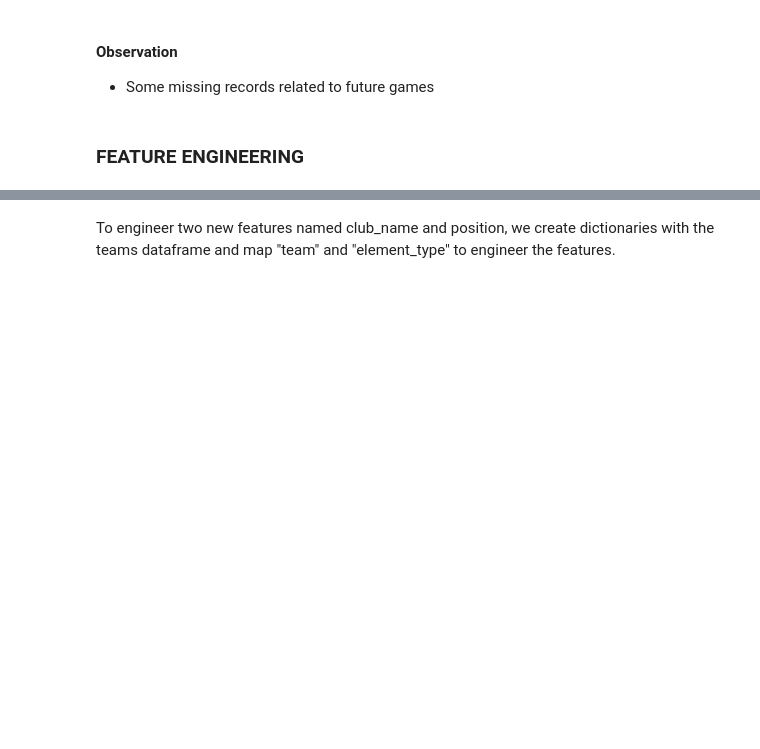
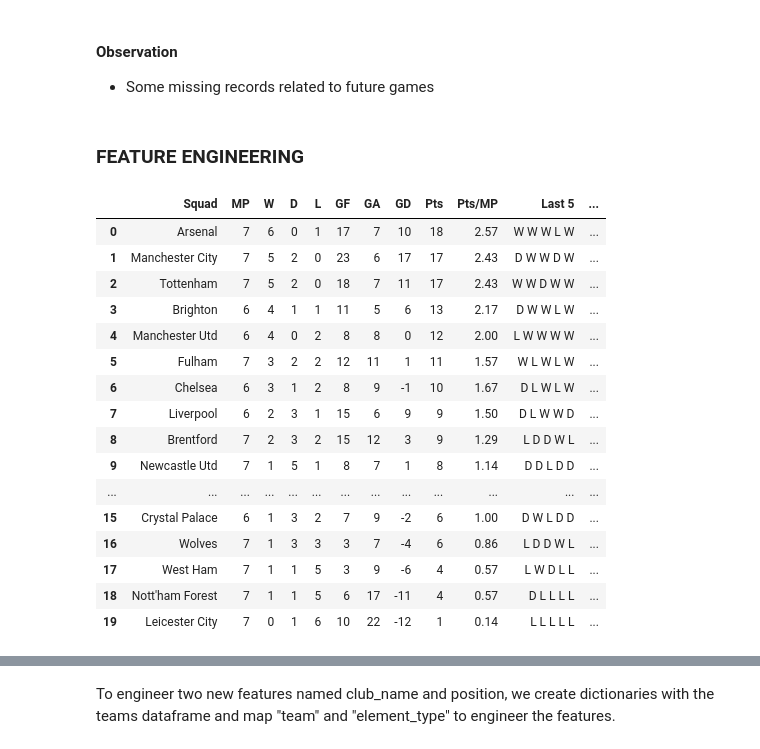
Before and after one commit to laniyadapo/FantasyPremierLeague, a Jupyter notebook: fantasy_test.ipynb, the cells around one changed output, grey strips where cells are left out. Saved outputs shown, nothing was run; the diff lists cells and outputs as text; code cells hidden in the pictures; blank space fills up the shorter version.

```diff
--- a/fantasy_test.ipynb
+++ b/fantasy_test.ipynb
@@ -137,0 +205,11 @@ df_currentseason.describe()
+# %%
+# Convert Attendance feature to numeric datatype
+league_table_2022['Attendance'] = pd.to_numeric(league_table_2022['Attendance'].str.replace(',', ''))
+# %%
+# Changing erroneus datatype
+convert_dict = {'MP': int, 'W': int, 'D': int, 'L': int, 'GF': int, 'GA': int, 'GD': int, 'Pts': int, 'Pts/MP': float}
+convert_dict1 = {'H_MP': int, 'H_W': int, 'H_D': int, 'H_L': int, 'H_GF': int, 'H_GA': int, 'H_GD': int, 'H_Pts': int, 'H_Pts/MP': float, 'A_MP': int, 'A_W': int, 'A_D': int, 'A_L': int, 'A_GF': int, 'A_GA': int, 'A_GD': int, 'A_Pts': int, 'A_Pts/MP': float}
+
+league_table_2022 = league_table_2022.astype(convert_dict)
+
+league_home_away_2022 = league_home_away_2022.astype(convert_dict1)
@@ -233,3 +398,39 @@ fixtures_df.describe()
 df_currentseason_clean = df_currentseason.copy()
 players_df_clean = players_df.copy()
 fixtures_df_clean = fixtures_df.copy()
+league_table_2022_clean = league_table_2022.copy()
+league_home_away_2022_clean = league_home_away_2022.copy()
+stats_squad_2022_clean = stats_squad_2022.copy()
+# %%
+#Function to compute overall team strength, attack strength and defence strength
+def calc_team_strength(players):
+    players['team_strength'] = 1000
+    players['team_strength'] += (players['W'] / players['MP'])*100
+    players['team_strength'] -= (players['D'] / players['MP'])*100
+    players['team_strength'] -= (players['L'] / players['MP'])*100
+    players['attack_strength'] = 1000
+    players['attack_strength'] += (players['GF'] / players['MP'])*100
+    players['defence_strength'] = 1000
+    players['defence_strength'] -= (players['GA'] / players['MP'])*100
+    return players
+# %%
+league_table_2022_clean = calc_team_strength(league_table_2022_clean)
+league_table_2022_clean.head(20)
+# %% [output]
+|  | Squad | MP | W | D | L | GF | GA | GD | Pts | Pts/MP | Last 5 | ... |
+| 0 | Arsenal | 7 | 6 | 0 | 1 | 17 | 7 | 10 | 18 | 2.57 | W W W L W | ... |
+| 1 | Manchester City | 7 | 5 | 2 | 0 | 23 | 6 | 17 | 17 | 2.43 | D W W D W | ... |
+| 2 | Tottenham | 7 | 5 | 2 | 0 | 18 | 7 | 11 | 17 | 2.43 | W W D W W | ... |
+| 3 | Brighton | 6 | 4 | 1 | 1 | 11 | 5 | 6 | 13 | 2.17 | D W W L W | ... |
+| 4 | Manchester Utd | 6 | 4 | 0 | 2 | 8 | 8 | 0 | 12 | 2.00 | L W W W W | ... |
+| 5 | Fulham | 7 | 3 | 2 | 2 | 12 | 11 | 1 | 11 | 1.57 | W L W L W | ... |
+| 6 | Chelsea | 6 | 3 | 1 | 2 | 8 | 9 | -1 | 10 | 1.67 | D L W L W | ... |
+| 7 | Liverpool | 6 | 2 | 3 | 1 | 15 | 6 | 9 | 9 | 1.50 | D L W W D | ... |
+| 8 | Brentford | 7 | 2 | 3 | 2 | 15 | 12 | 3 | 9 | 1.29 | L D D W L | ... |
+| 9 | Newcastle Utd | 7 | 1 | 5 | 1 | 8 | 7 | 1 | 8 | 1.14 | D D L D D | ... |
+| ... | ... | ... | ... | ... | ... | ... | ... | ... | ... | ... | ... | ... |
+| 15 | Crystal Palace | 6 | 1 | 3 | 2 | 7 | 9 | -2 | 6 | 1.00 | D W L D D | ... |
+| 16 | Wolves | 7 | 1 | 3 | 3 | 3 | 7 | -4 | 6 | 0.86 | L D D W L | ... |
+| 17 | West Ham | 7 | 1 | 1 | 5 | 3 | 9 | -6 | 4 | 0.57 | L W D L L | ... |
+| 18 | Nott'ham Forest | 7 | 1 | 1 | 5 | 6 | 17 | -11 | 4 | 0.57 | D L L L L | ... |
+| 19 | Leicester City | 7 | 0 | 1 | 6 | 10 | 22 | -12 | 1 | 0.14 | L L L L L | ... |
```
Also changed, not shown: parts of 54 cells of this notebook, 2 other files.
